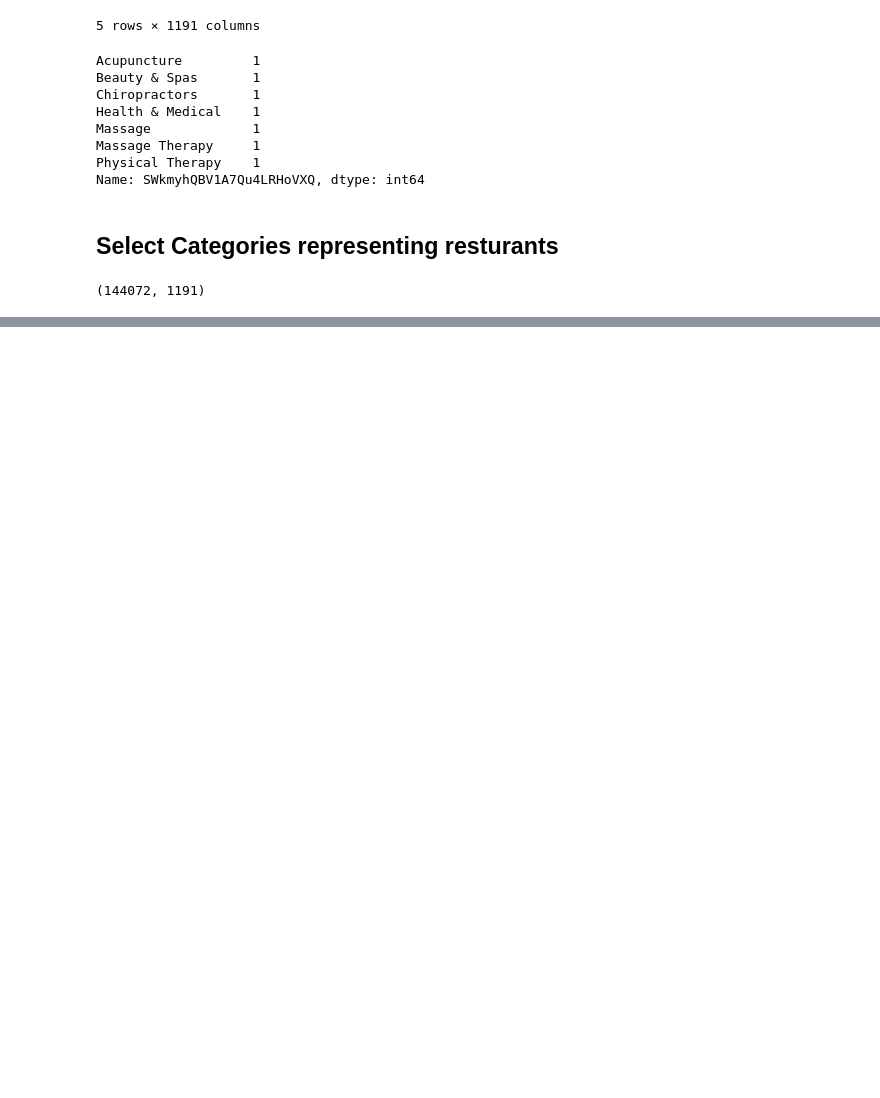
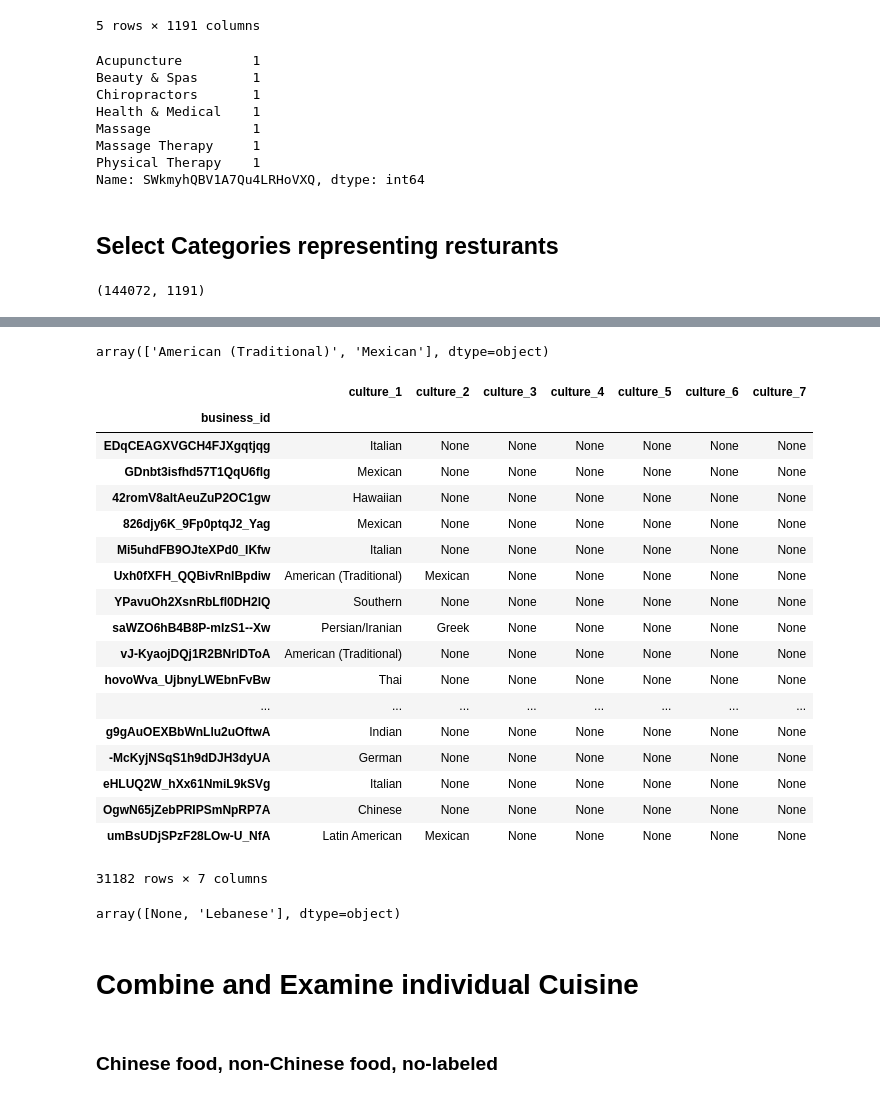
Before and after one commit to djfan/yelp-challenge, a Jupyter notebook: data_processeing/1.1-Yelp_business_category_table.ipynb, the cells around one changed output, grey strips where cells are left out. Drawn from its saved outputs; the diff is of its cells as text; code cells hidden in the pictures; blank space fills up the shorter version.

Commit message:
update notebook, add Chinese

```diff
--- a/data_processeing/1.1-Yelp_business_category_table.ipynb
+++ b/data_processeing/1.1-Yelp_business_category_table.ipynb
@@ -253,0 +320,5 @@ for item in columns_unrelated:
+# %%
+## Take a closer look at the cultural vacab
+cultureonly = df_fc.loc[:, df_fc.columns[df_fc.columns.isin(list_culture)]]
+biz_cultureonly = cultureonly[cultureonly.sum(axis=1)>0].index
+df_cul = df_fc.loc[biz_cultureonly, :]
@@ -253,0 +340,5 @@ for item in columns_unrelated:
+# %%
+### Examine cultures only
+biz_cultures = df_cul[df_cul.cul_sum > 0]
+biz_cultures = biz_cultures.loc[:, list_culture + ['cat_sum', 'food_sum','cul_sum']]
+biz_cultures.shape
@@ -253,0 +365,41 @@ for item in columns_unrelated:
+# %%
+lst = biz_cultures.columns[biz_cultures.iloc[5,:-3] == 1].values
+lst
+# %% [output]
+array(['American (Traditional)', 'Mexican'], dtype=object)
+# %%
+lsts_cul = map(lambda biz: biz_cultures.columns[biz_cultures.ix[biz,:-3] == 1].values, biz_cultures.index.values)
+# %%
+### Create culture table
+columns = map(lambda c: 'culture_{}'.format(c), range(1, df_cul.cul_sum.max()+1))
+df_CULTURE = pd.DataFrame(data=lsts_cul, index = df_cul.index, columns = columns)
+# %%
+df_CULTURE
+# %% [output]
+|  | culture_1 | culture_2 | culture_3 | culture_4 | culture_5 | culture_6 | culture_7 |
+| business_id |  |  |  |  |  |  |  |
+| EDqCEAGXVGCH4FJXgqtjqg | Italian | None | None | None | None | None | None |
+| GDnbt3isfhd57T1QqU6flg | Mexican | None | None | None | None | None | None |
+| 42romV8altAeuZuP2OC1gw | Hawaiian | None | None | None | None | None | None |
+| 826djy6K_9Fp0ptqJ2_Yag | Mexican | None | None | None | None | None | None |
+| Mi5uhdFB9OJteXPd0_IKfw | Italian | None | None | None | None | None | None |
+| Uxh0fXFH_QQBivRnIBpdiw | American (Traditional) | Mexican | None | None | None | None | None |
+| YPavuOh2XsnRbLfl0DH2lQ | Southern | None | None | None | None | None | None |
+| saWZO6hB4B8P-mIzS1--Xw | Persian/Iranian | Greek | None | None | None | None | None |
+| vJ-KyaojDQj1R2BNrlDToA | American (Traditional) | None | None | None | None | None | None |
+| hovoWva_UjbnyLWEbnFvBw | Thai | None | None | None | None | None | None |
+| ... | ... | ... | ... | ... | ... | ... | ... |
+| g9gAuOEXBbWnLlu2uOftwA | Indian | None | None | None | None | None | None |
+| -McKyjNSqS1h9dDJH3dyUA | German | None | None | None | None | None | None |
+| eHLUQ2W_hXx61NmiL9kSVg | Italian | None | None | None | None | None | None |
+| OgwN65jZebPRIPSmNpRP7A | Chinese | None | None | None | None | None | None |
+| umBsUDjSPzF28LOw-U_NfA | Latin American | Mexican | None | None | None | None | None |
+31182 rows × 7 columns
+# %%
+df_CULTURE.culture_7.unique()
+# %% [output]
+array([None, 'Lebanese'], dtype=object)
+# %% [markdown]
+# Combine and Examine individual Cuisine
+# %% [markdown]
+### Chinese food, non-Chinese food, no-labeled
```
Also changed, not shown: parts of 48 cells of this notebook, 1 other file.
